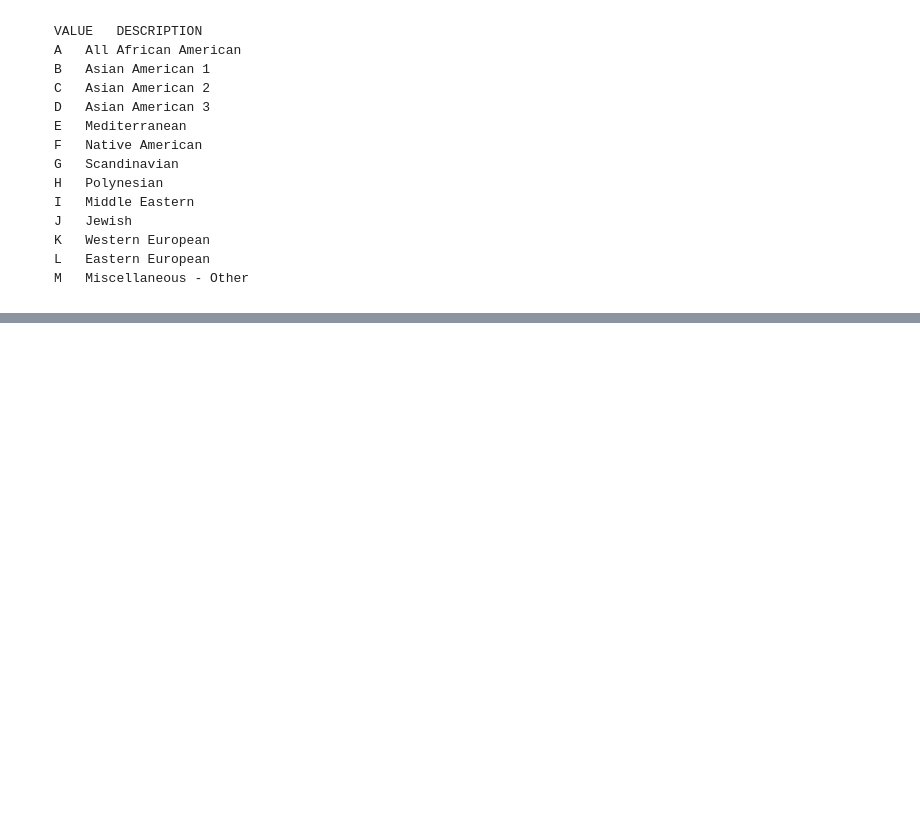
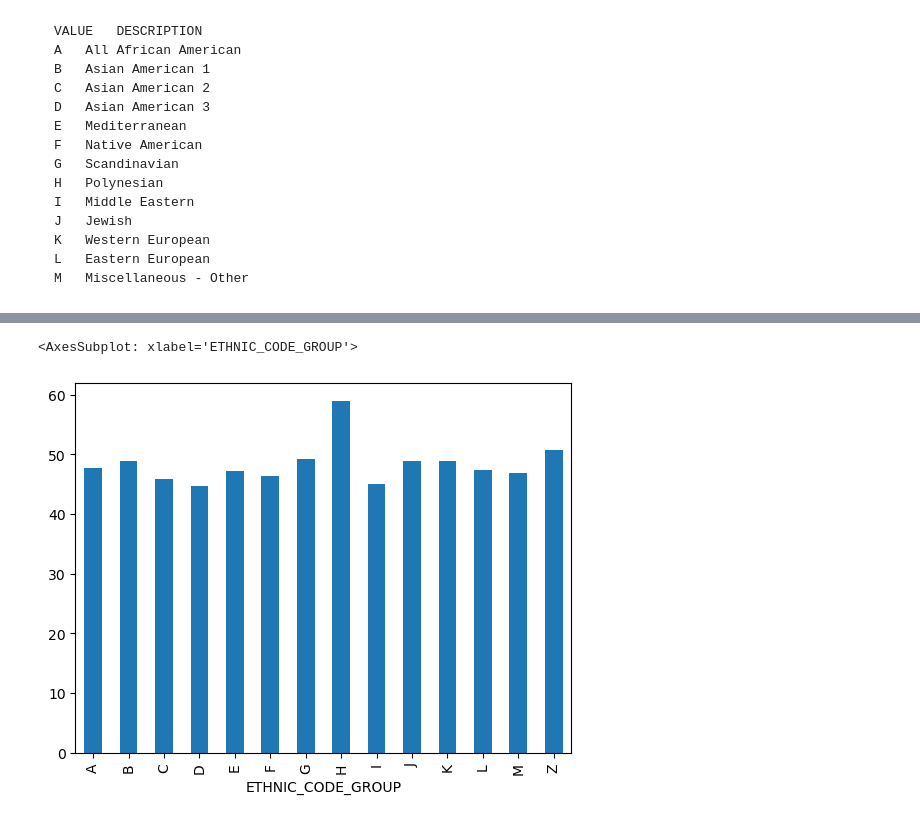
Before and after one commit to mwehner2022/Retail_Analysis, a Jupyter notebook: Ethnicity_Analysis.ipynb, the cells around one changed output, grey strips where cells are left out. Cells and saved outputs as stored; diff of their text form; code cells hidden in the pictures; blank space fills up the shorter version.

```diff
--- a/Ethnicity_Analysis.ipynb
+++ b/Ethnicity_Analysis.ipynb
@@ -272,0 +292,2 @@ df_twice
+# %%
+df=df.drop(['AN_BIRTHDAY', 'FIRST_ANTHRO_ORDER', 'POSTAL_CD', 'ORDER_DT', 'ORDER_ID', 'ORDER_LINE_SEQ', 'PURCHASE_CHANNEL_DERIVED',  'DEPARTMENT_NAME', 'CLASS_NAME', 'IID', 'DEMAND_QTY', 'DEMAND_AMT', 'LOYALTY_YN'], axis=1).copy()
@@ -272,0 +305,4 @@ df_twice
+# %%
+#Show ave age of each Ethnic Group. (Each ethnic group is about the same age )
+
+aveage=df.groupby(['ETHNIC_CODE_GROUP']).mean()['AGE_']
@@ -272,0 +323,5 @@ df_twice
+# %%
+aveage.plot(kind='bar')
+# %% [output]
+<AxesSubplot: xlabel='ETHNIC_CODE_GROUP'>
+[figure, added]
```
Also changed, not shown: parts of 28 cells of this notebook.
